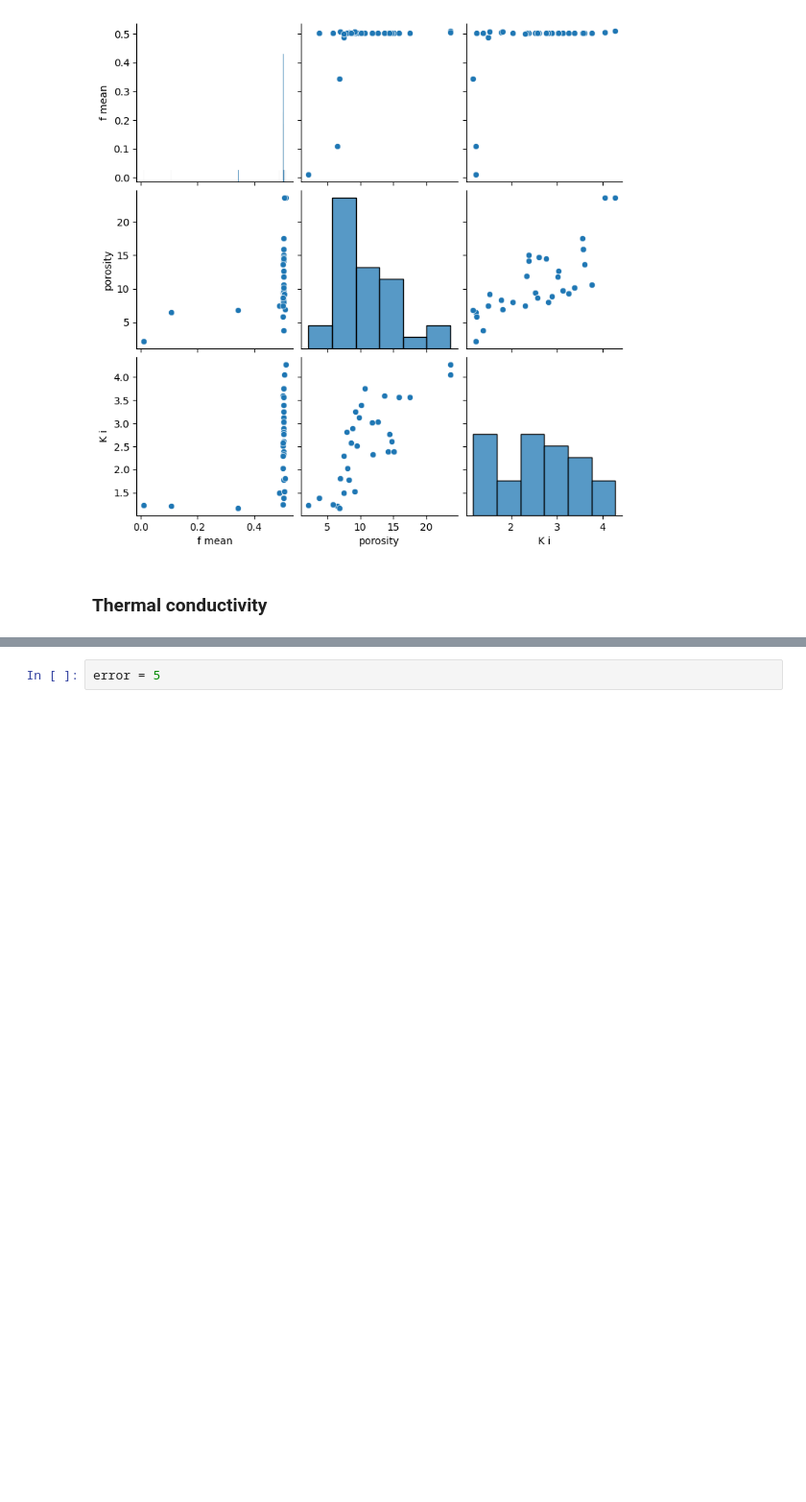
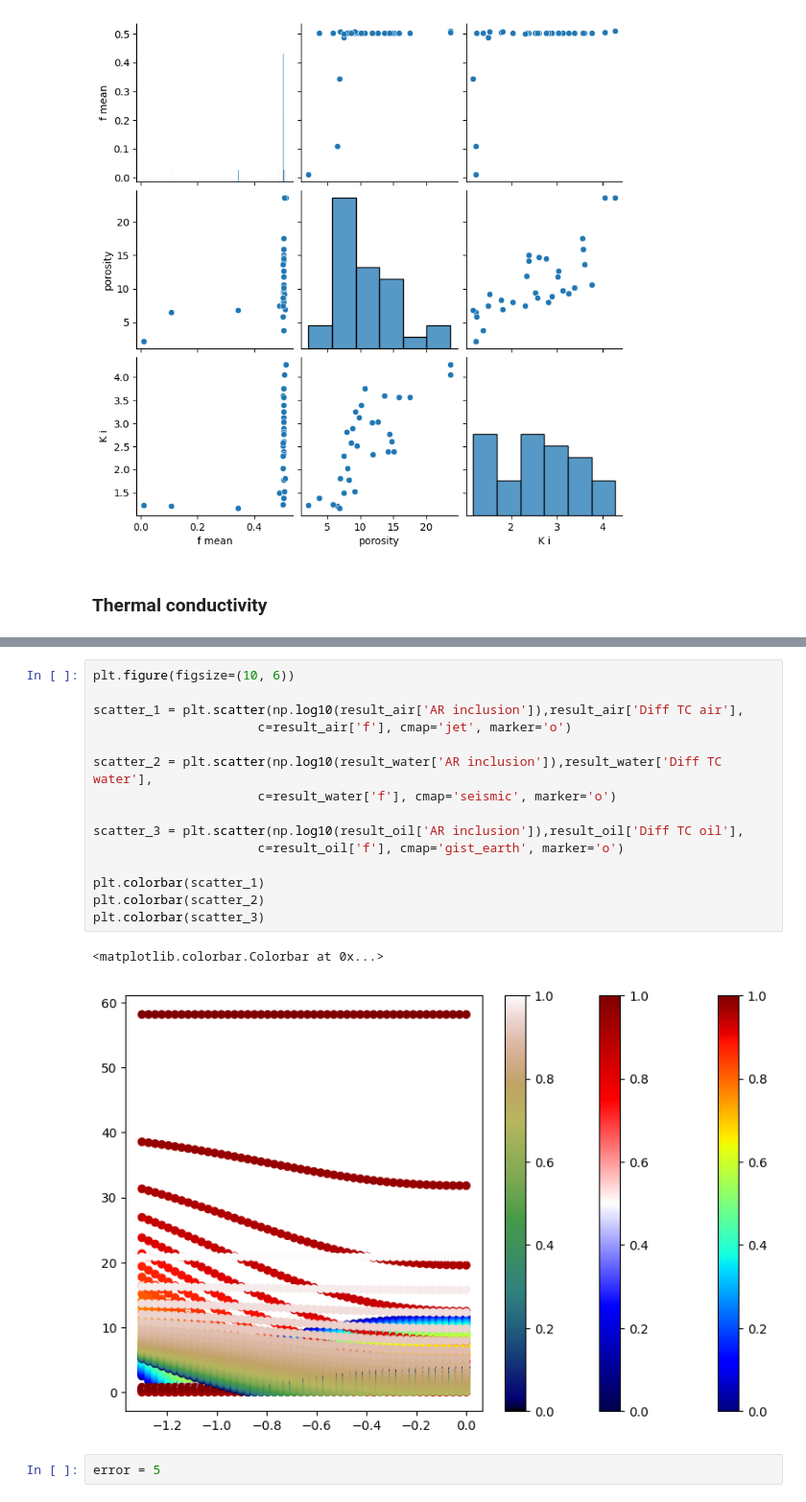
Before and after one commit to MariiaKalinina/Elasticity, a Jupyter notebook: Permeability_from_TC.ipynb, the cells around one changed output, grey strips where cells are left out. Shown at 96% size. Cells and saved outputs as stored; diff of their text form; blank space fills up the shorter version.

```diff
--- a/Permeability_from_TC.ipynb
+++ b/Permeability_from_TC.ipynb
@@ -1592,3 +1604,21 @@ plt.colorbar(scatter)  # Add color bar to the plot
+# %%
+plt.figure(figsize=(10, 6))
+
+scatter_1 = plt.scatter(np.log10(result_air['AR inclusion']),result_air['Diff TC air'],
+                      c=result_air['f'], cmap='jet', marker='o')
+
+scatter_2 = plt.scatter(np.log10(result_water['AR inclusion']),result_water['Diff TC water'],
+                      c=result_water['f'], cmap='seismic', marker='o')
+
+scatter_3 = plt.scatter(np.log10(result_oil['AR inclusion']),result_oil['Diff TC oil'],
+                      c=result_oil['f'], cmap='gist_earth', marker='o')
+
+plt.colorbar(scatter_1)
+plt.colorbar(scatter_2)
+plt.colorbar(scatter_3)
+# %% [output]
+<matplotlib.colorbar.Colorbar at 0x...>
+[figure, added]
 # %%
 error = 5
 # %%
```
Also changed, not shown: parts of 31 cells of this notebook.
